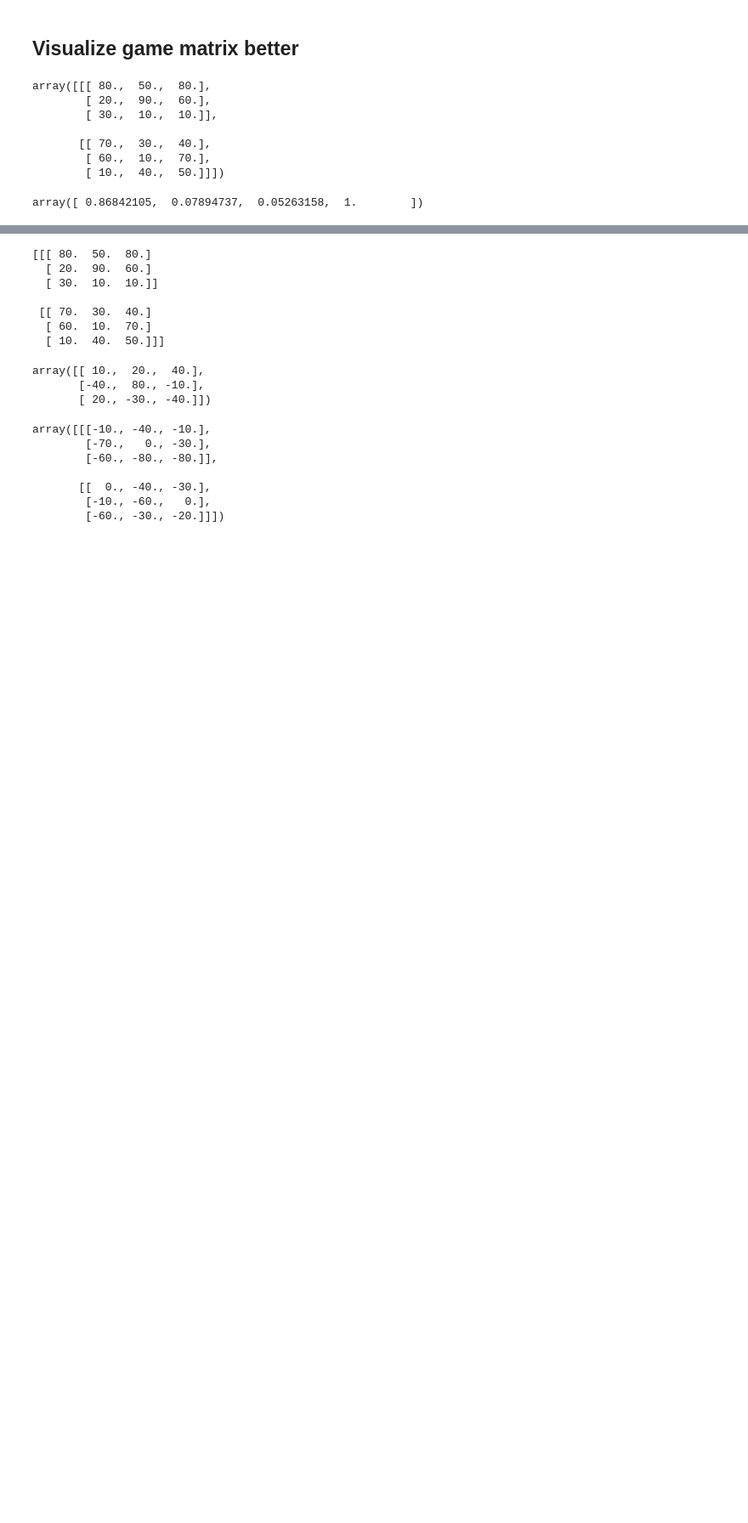
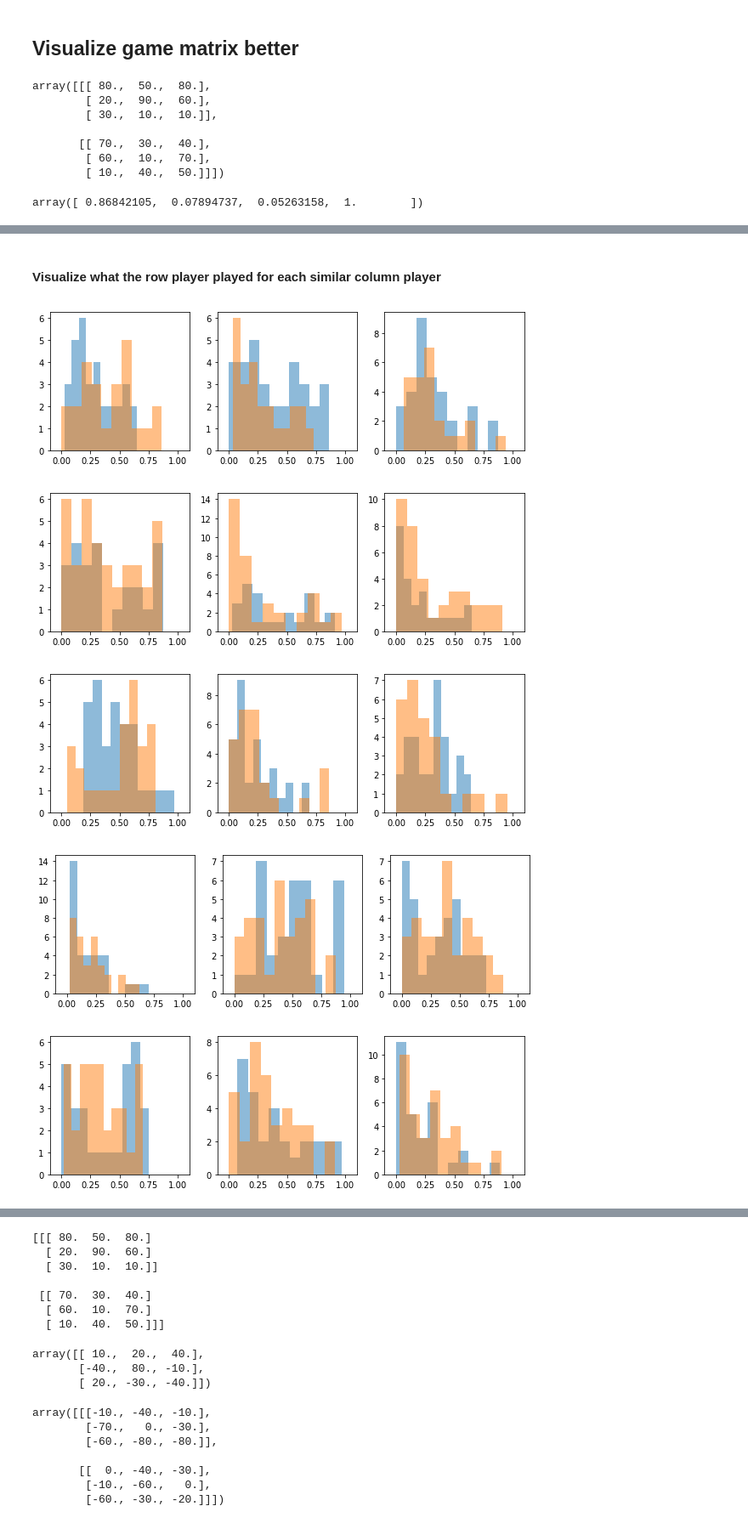
Before and after one commit to mzio/bimatrix-game-net, a Jupyter notebook: notebooks/1.0-mz-eda.ipynb, the cells around one changed output, grey strips where cells are left out. Shown at 85% size. Cells and saved outputs as stored; diff of their text form; code cells hidden in the pictures; blank space fills up the shorter version.

Commit message:
Add exploratory updates (data processing, clustering)

```diff
--- a/notebooks/1.0-mz-eda.ipynb
+++ b/notebooks/1.0-mz-eda.ipynb
@@ -96,0 +176,3 @@ plt.hist(df_train_truth['f1'], alpha=0.5)
+# %%
+norm_payoffs = get_payoff_matrices(df_train_features, rows_first=True, normalized=True)
+norm_payoffs[:3]
@@ -96,0 +199,19 @@ plt.hist(df_train_truth['f1'], alpha=0.5)
+# %%
+# n_clusters is kind of arbitrary here
+kmeans = KMeans(n_clusters=8, ).fit(norm_payoffs.reshape(500, 9))
+clustered_games_r = {}
+clustered_games_c = {}
+for ix in range(len(kmeans.labels_)):
+    label = kmeans.labels_[ix]
+    if ix < 250:
+        if label in clustered_games_r:
+            clustered_games_r[label].append((norm_payoffs[ix], ix))
+        else:
+            clustered_games_r[label] = [(norm_payoffs[ix], ix)]
+    else:
+        if label in clustered_games_c:
+            clustered_games_c[label].append((norm_payoffs[ix], ix - 250))
+        else:
+            clustered_games_c[label] = [(norm_payoffs[ix], ix - 250)]
+# %% [markdown]
+#### Visualize what the row player played for each similar column player
@@ -96,0 +220,28 @@ plt.hist(df_train_truth['f1'], alpha=0.5)
+# %%
+# df[df.index.isin(my_list)]
+def plot_row_cow_clusters(ix):
+    filtered_df_r = df_train_truth[df_train_truth.index.isin([r[1] for r in clustered_games_r[ix]])]
+    filtered_df_c = df_train_truth[df_train_truth.index.isin([c[1] for c in clustered_games_c[ix]])]
+    plt.figure(figsize=(10, 3))
+    plt.subplot(1, 3, 1)
+    plt.hist(filtered_df_r['f1'], alpha=0.5)
+    plt.hist(filtered_df_c['f1'], alpha=0.5)
+    plt.xlim(-0.1, 1.1)
+    plt.subplot(1, 3, 2)
+    plt.hist(filtered_df_r['f2'], alpha=0.5)
+    plt.hist(filtered_df_c['f2'], alpha=0.5)
+    plt.xlim(-0.1, 1.1)
+    plt.subplot(1, 3, 3)
+    plt.hist(filtered_df_r['f3'], alpha=0.5)
+    plt.hist(filtered_df_c['f3'], alpha=0.5)
+    plt.xlim(-0.1, 1.1)
+    plt.show()
+# %%
+for i in range(8):
+    plot_row_cow_clusters(i)
+# %% [output]
+[figure, added]
+[figure, added]
+[figure, added]
+[figure, added]
+[figure, added]
```
Also changed, not shown: parts of 53 cells of this notebook.
